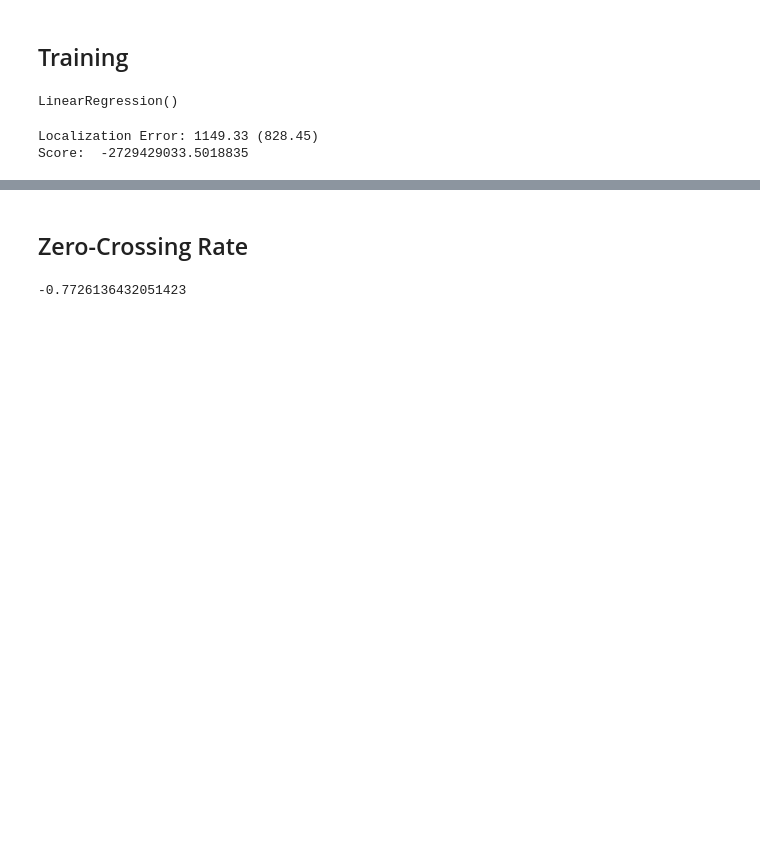
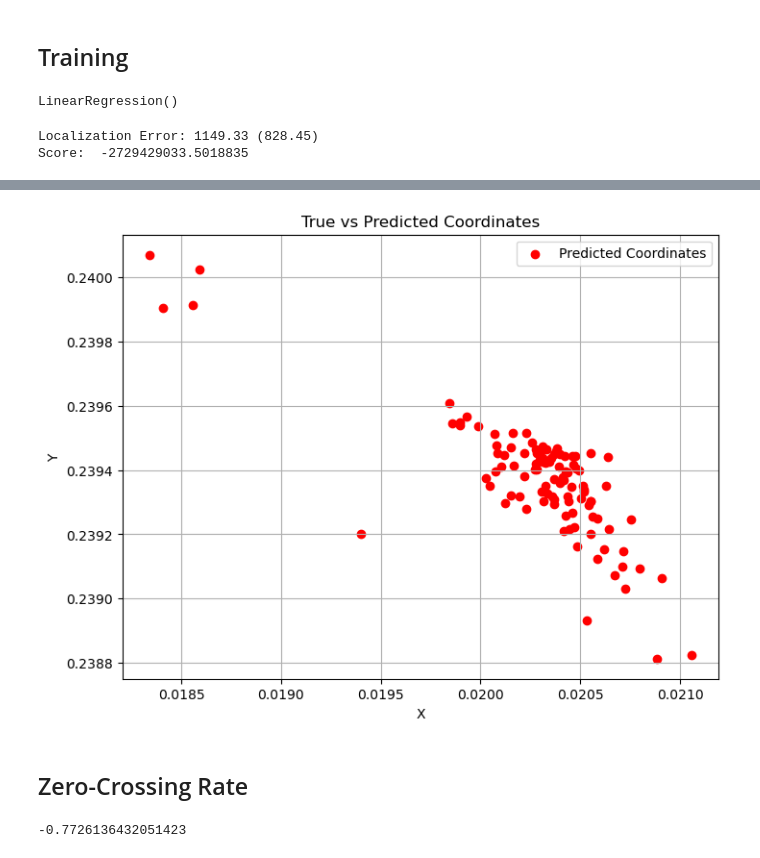
Before and after one commit to christopherT02/Acoustic-Hackathon, a Jupyter notebook: src/data.ipynb, the cells around one changed output, grey strips where cells are left out. Saved outputs shown, nothing was run; the diff lists cells and outputs as text; code cells hidden in the pictures; blank space fills up the shorter version.

```diff
--- a/src/data.ipynb
+++ b/src/data.ipynb
@@ -483,3 +481,21 @@ plt.show()
+# %%
+# Concatenate all true and predicted coordinates from all data points
+all_true_coords = dataset_h2.coordinates.reshape(-1, 2)
+all_pred_coords = predicted_coordinates.reshape(-1, 2)
+
+# Plot all true and predicted coordinates on a single graph
+plt.figure(figsize=(8, 6))
+#plt.scatter(all_true_coords[:, 0], all_true_coords[:, 1], color='blue', label='True Coordinates')
+plt.scatter(all_pred_coords[:, 0], all_pred_coords[:, 1], color='red', label='Predicted Coordinates')
+
+plt.xlabel('X')
+plt.ylabel('Y')
+plt.title('True vs Predicted Coordinates')
+plt.legend()
+plt.grid(True)
+plt.show()
+# %% [output]
+[figure, added]
 # %% [markdown]
 ## Zero-Crossing Rate
 # %%
```
Also changed, not shown: parts of 2 cells of this notebook.
